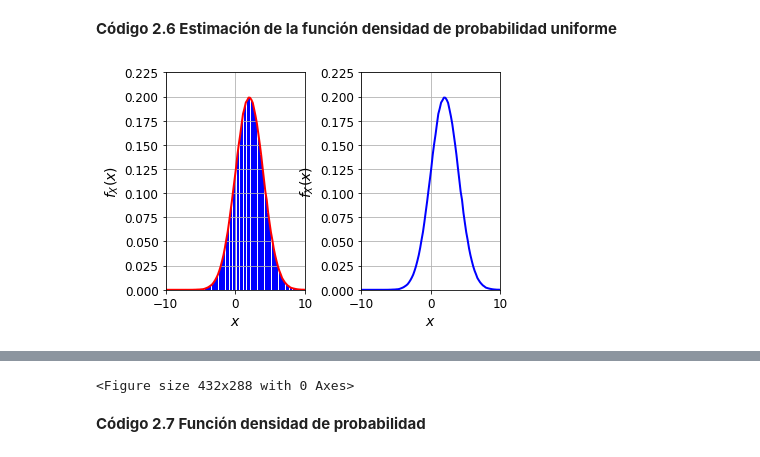
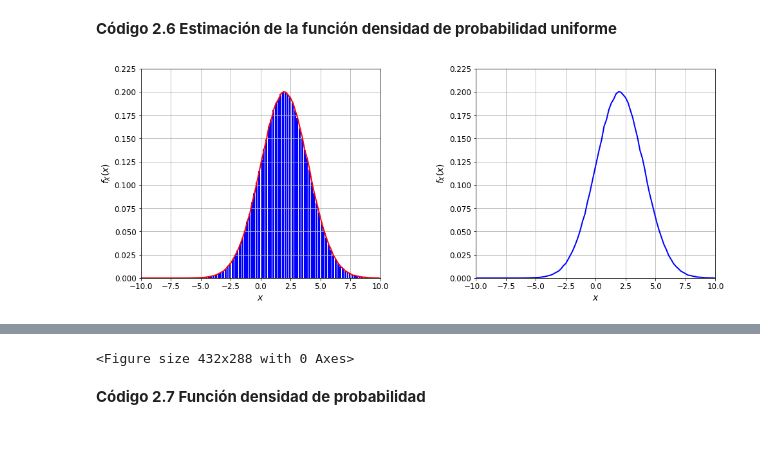
Before and after one commit to gapsc-us/labcomdig, a Jupyter notebook: Tema2.Variable_Aleatoria.ipynb, the cells around one changed output, grey strips where cells are left out. Saved outputs shown, nothing was run; the diff lists cells and outputs as text; code cells hidden in the pictures.

```diff
--- a/Tema2.Variable_Aleatoria.ipynb
+++ b/Tema2.Variable_Aleatoria.ipynb
@@ -217,33 +217,33 @@ Xg = np.sqrt(var)*np.random.randn(Np)+m # Se generan Np posibles valores una var
 
 # Establezcamos la anchura de los contenedores deseados, sus extremos y sus puntos centrales
 delta_x=0.2
 xedge=np.arange(-10,10+delta_x,delta_x)
 
 # Se estima la fpd, usando la función histograma
 [fx,xedge] = np.histogram(Xg,bins=xedge, density=True);   #Calcula una estimación de la fdp.
 # En este caso la función devuelve en xedge el propio vector xedge a la entrada. En fx devuelve
 # la estimación de la fdp para cada contenedor.
 
 # Obtengamos las coordenadas de los centros de cada intervalo
 x=(xedge[1:]+xedge[:-1])/2
 
 # Representemos
-plt.figure(6)
+plt.figure(6,figsize=(10, 4))
 plt.subplot(121)
 plt.axis([-10, 10, 0, 0.225]) # Se fijan los lí­mites de representación
 plt.bar(xedge[:-1],fx,width=((xedge[1]-xedge[0])*0.8), align='edge', color='b') # Se representa la estimación de fx mediante un diagrama de barras.
 plt.plot(x,fx,'r', linewidth=2)
 plt.xlabel('$x$'), plt.ylabel('$f_X(x)$'), plt.grid(True)
 
 plt.subplot(122)
 plt.axis([-10, 10, 0, 0.225]) # Se fijan los límites de representación
 plt.plot(x,fx,'b', linewidth=2)
 plt.xlabel('$x$'), plt.ylabel('$f_X(x)$'), plt.grid(True)
 plt.subplots_adjust(wspace=0.4)
 plt.show()
 save_fig('codigo26')
 
 print('El valor de la integral en todo x, para la fdp gaussiana es:',sum(fx*(xedge[1:]-xedge[:-1])))
 # %% [output]
-[figure, old version]
+[figure, new version]
 Saving figure codigo26
```
Also changed, not shown: parts of 4 cells of this notebook, 3 other files.
